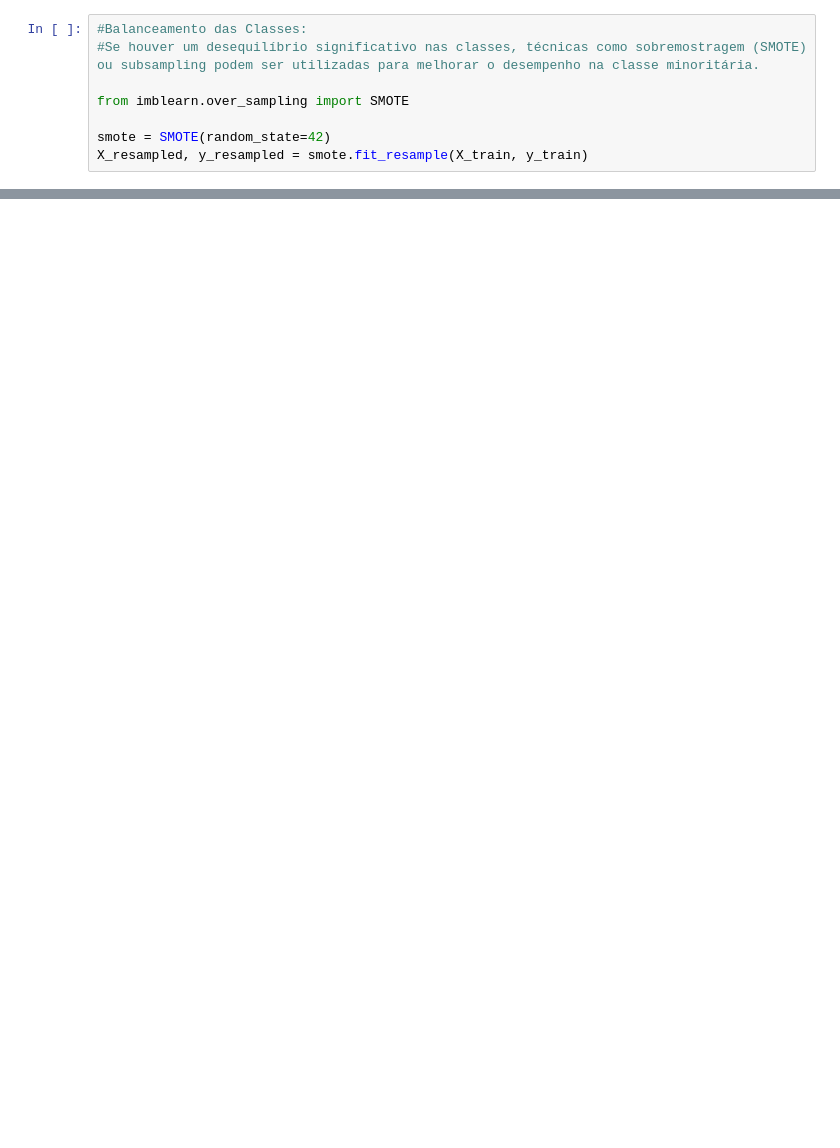
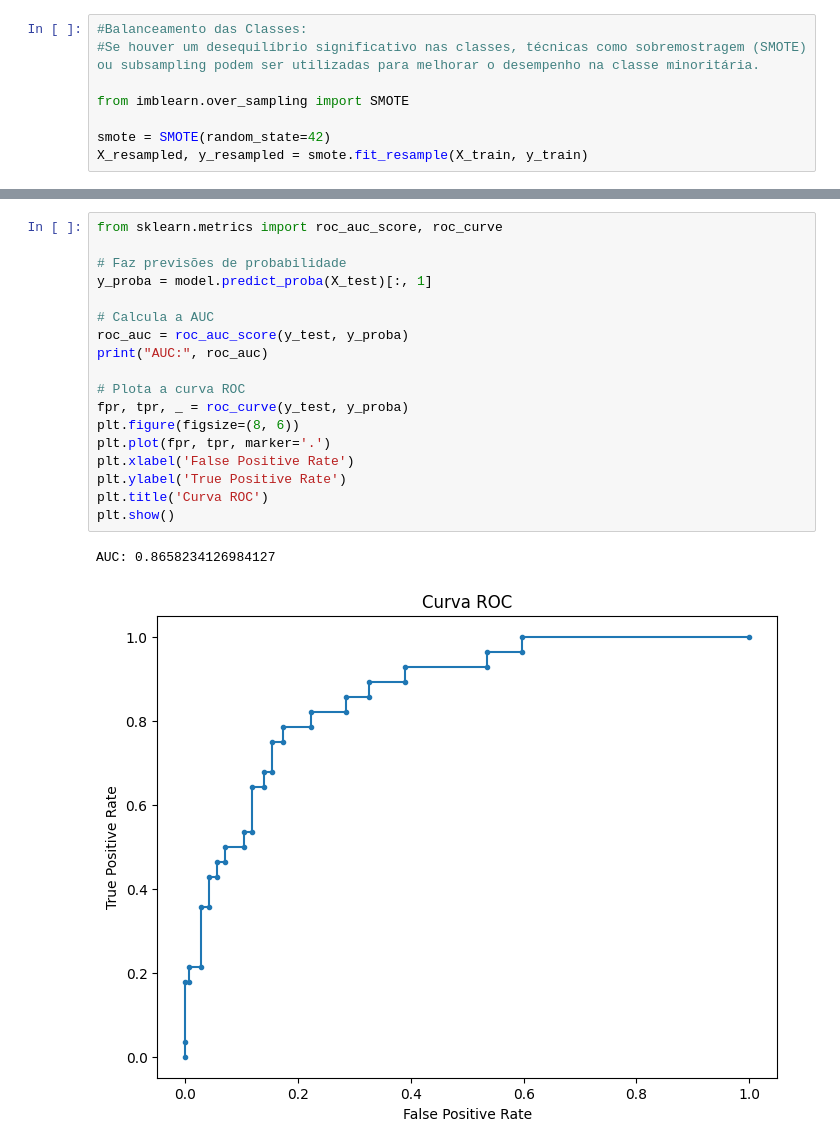
Before and after one commit to eugeniogdiniz/PosTechDataScience_Fiap, a Jupyter notebook: 05_Deep_Learning/TechChallenge/Script/notebook/DATATHON_PASSOS_MÁGICOSv2.ipynb, the cells around one changed output, grey strips where cells are left out. Saved outputs shown, nothing was run; the diff lists cells and outputs as text; blank space fills up the shorter version.

```diff
--- a/05_Deep_Learning/TechChallenge/Script/notebook/DATATHON_PASSOS_MÁGICOSv2.ipynb
+++ b/05_Deep_Learning/TechChallenge/Script/notebook/DATATHON_PASSOS_MÁGICOSv2.ipynb
@@ -505,0 +484,21 @@ else:
+# %%
+from sklearn.metrics import roc_auc_score, roc_curve
+
+# Faz previsões de probabilidade
+y_proba = model.predict_proba(X_test)[:, 1]
+
+# Calcula a AUC
+roc_auc = roc_auc_score(y_test, y_proba)
+print("AUC:", roc_auc)
+
+# Plota a curva ROC
+fpr, tpr, _ = roc_curve(y_test, y_proba)
+plt.figure(figsize=(8, 6))
+plt.plot(fpr, tpr, marker='.')
+plt.xlabel('False Positive Rate')
+plt.ylabel('True Positive Rate')
+plt.title('Curva ROC')
+plt.show()
+# %% [output]
+AUC: 0.8658234126984127
+[figure, added]
```
Also changed, not shown: parts of 27 cells of this notebook.
